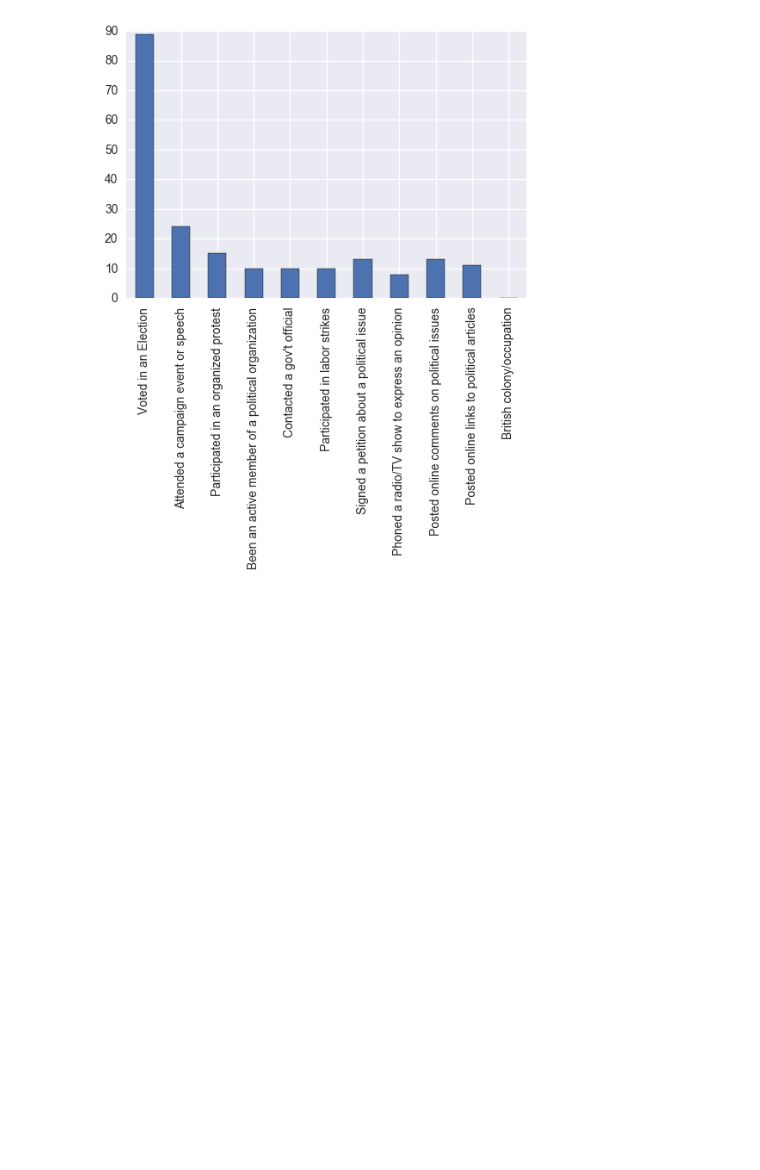
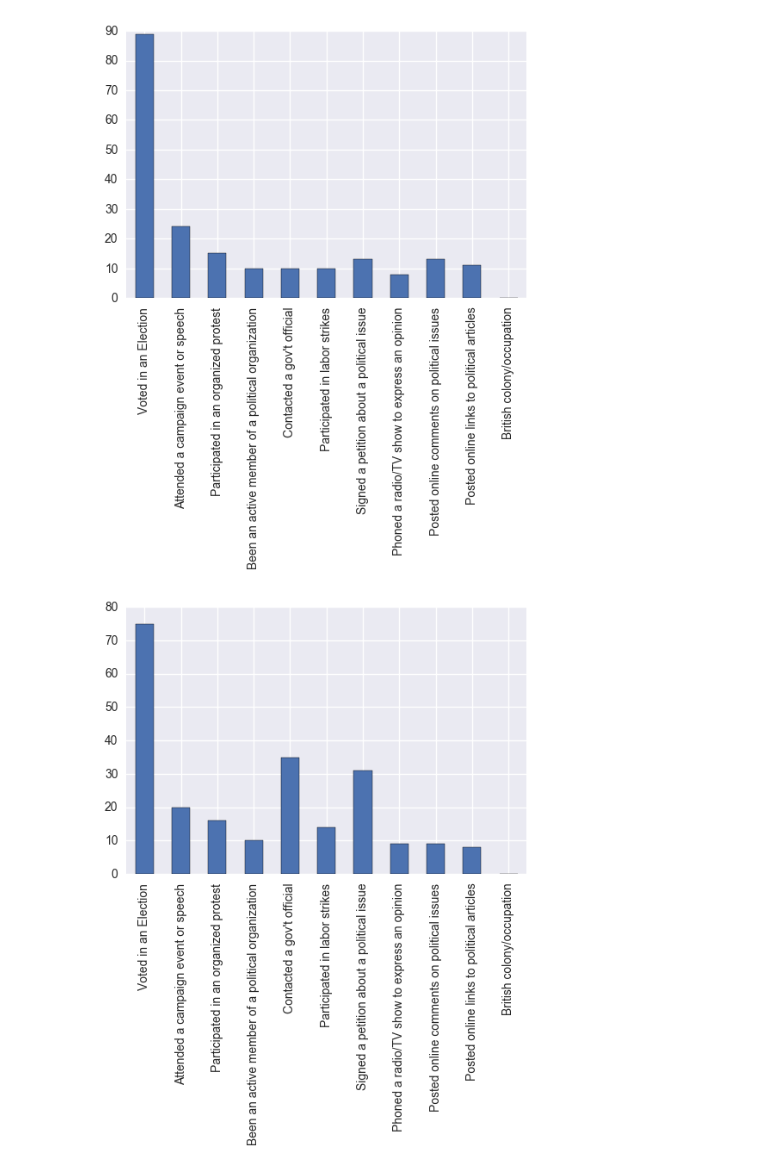
Before and after one commit to altheasmith/ds-homework, a Jupyter notebook: final-project/FinalProject.ipynb, the cells around one changed output. Saved outputs shown, nothing was run; the diff lists cells and outputs as text; code cells hidden in the pictures; blank space fills up the shorter version.

```diff
--- a/final-project/FinalProject.ipynb
+++ b/final-project/FinalProject.ipynb
@@ -341,3 +348,7 @@ df.loc['Thailand'][train_cols].T.plot.bar();
 df.loc['Argentina'][train_cols].T.plot.bar();
 # %% [output]
 [figure]
+# %%
+df.loc['Poland'][train_cols].T.plot.bar();
+# %% [output]
+[figure, added]
```
Also changed, not shown: parts of 20 cells of this notebook.
